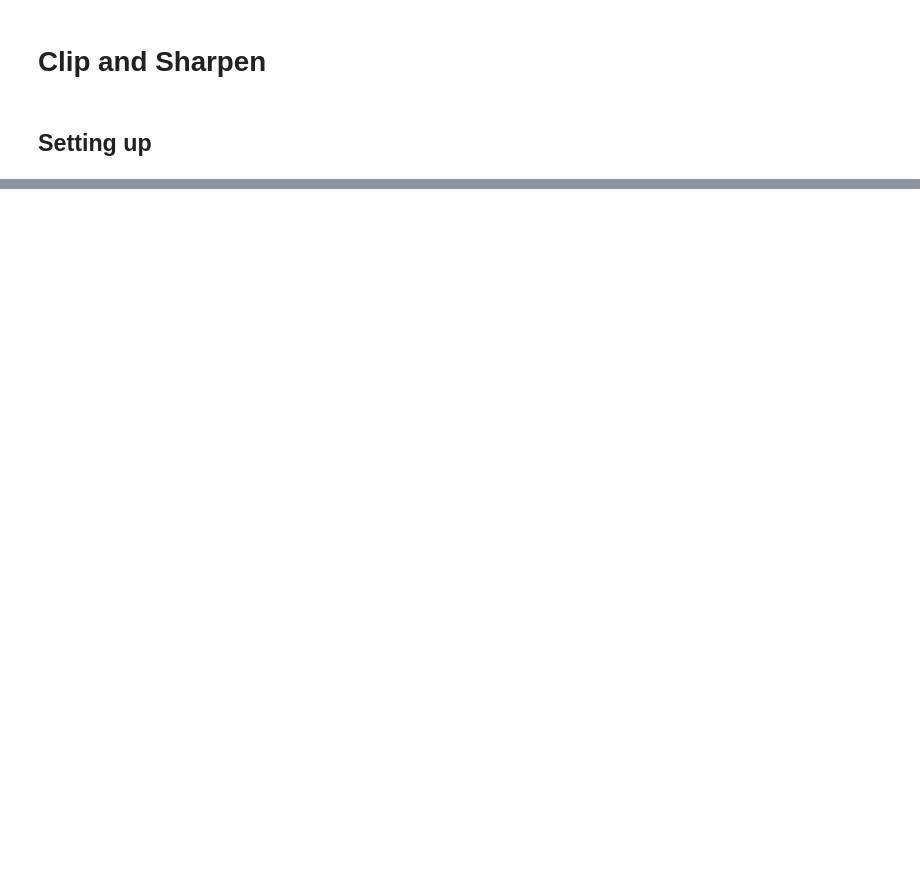
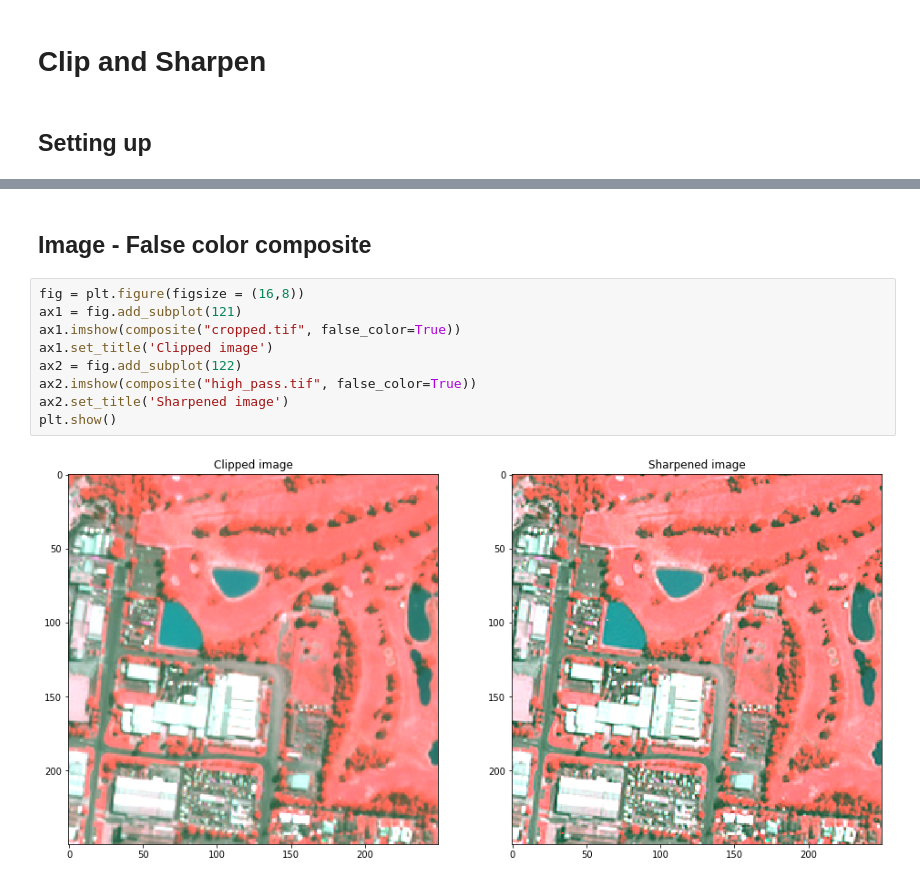
Before and after one commit to rodrigoalmeida94/clip_and_sharpen, a Jupyter notebook: notebooks/visualization.ipynb, the cells around one changed output, grey strips where cells are left out. Drawn from its saved outputs; the diff is of its cells as text; blank space fills up the shorter version.

```diff
--- a/notebooks/visualization.ipynb
+++ b/notebooks/visualization.ipynb
@@ -47,0 +52,13 @@ plt.show()
+# %% [markdown]
+## Image - False color composite
+# %%
+fig = plt.figure(figsize = (16,8))
+ax1 = fig.add_subplot(121)
+ax1.imshow(composite("cropped.tif", false_color=True))
+ax1.set_title('Clipped image')
+ax2 = fig.add_subplot(122)
+ax2.imshow(composite("high_pass.tif", false_color=True))
+ax2.set_title('Sharpened image')
+plt.show()
+# %% [output]
+[figure, added]
```
Also changed, not shown: parts of 4 cells of this notebook.
